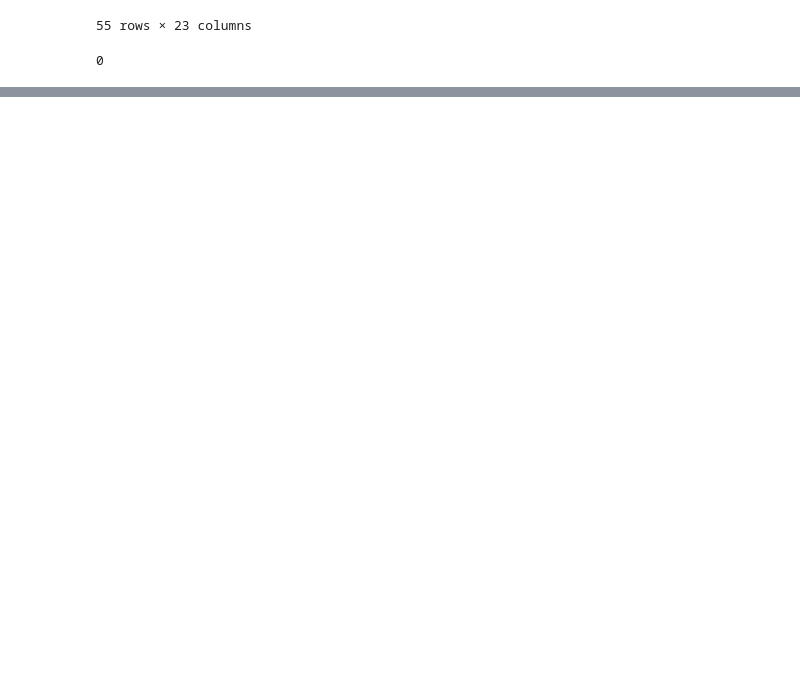
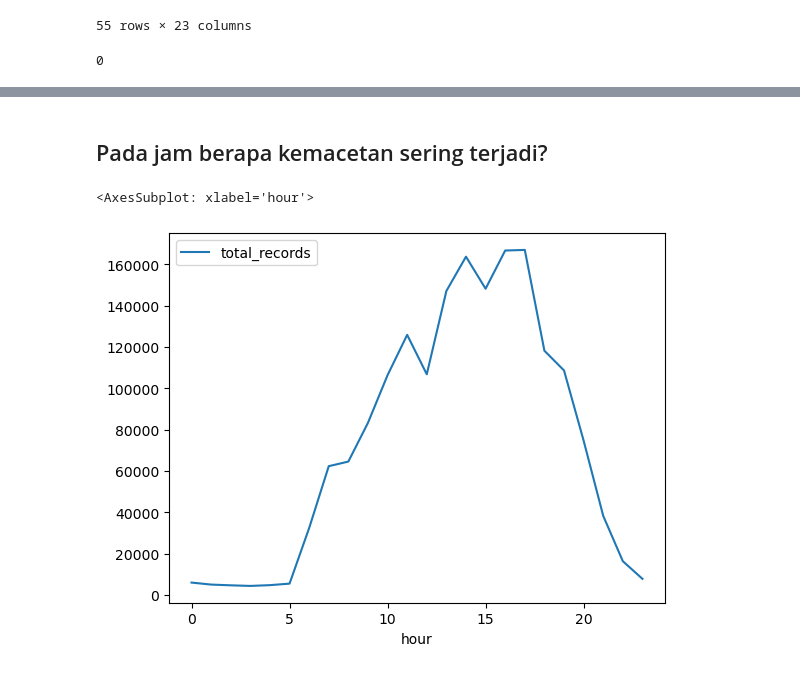
Before and after one commit to ihsannurfaqih/dsls_ds, a Jupyter notebook: notebook/EDA.ipynb, the cells around one changed output, grey strips where cells are left out. Saved outputs shown, nothing was run; the diff lists cells and outputs as text; code cells hidden in the pictures; blank space fills up the shorter version.

```diff
--- a/notebook/EDA.ipynb
+++ b/notebook/EDA.ipynb
@@ -203,0 +311,7 @@ df_final.duplicated().sum()
+# %% [markdown]
+## Pada jam berapa kemacetan sering terjadi?
+# %%
+df_final.groupby(['hour']).agg({'total_records':np.sum}).sort_index().plot()
+# %% [output]
+<AxesSubplot: xlabel='hour'>
+[figure, added]
```
Also changed, not shown: parts of 22 cells of this notebook.
